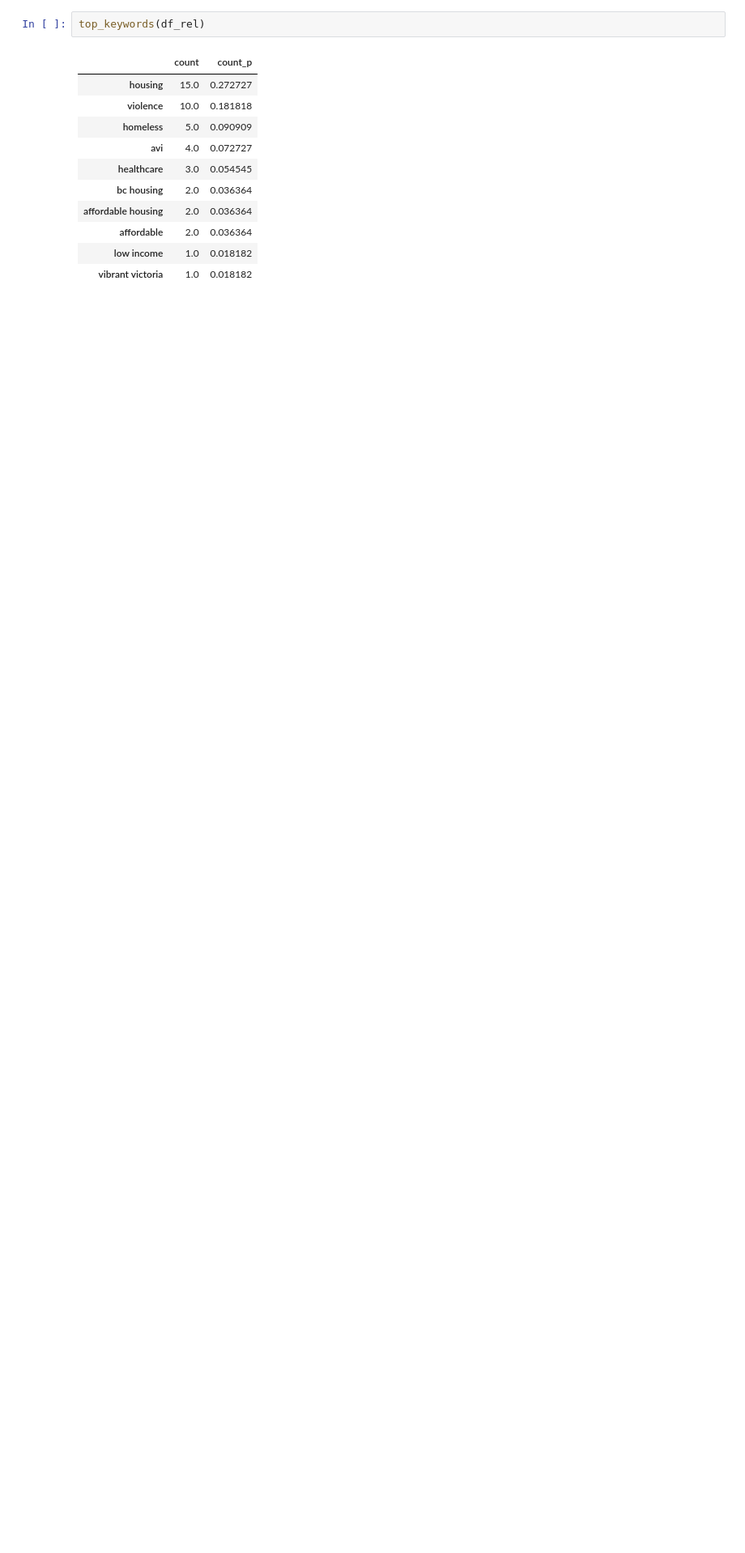
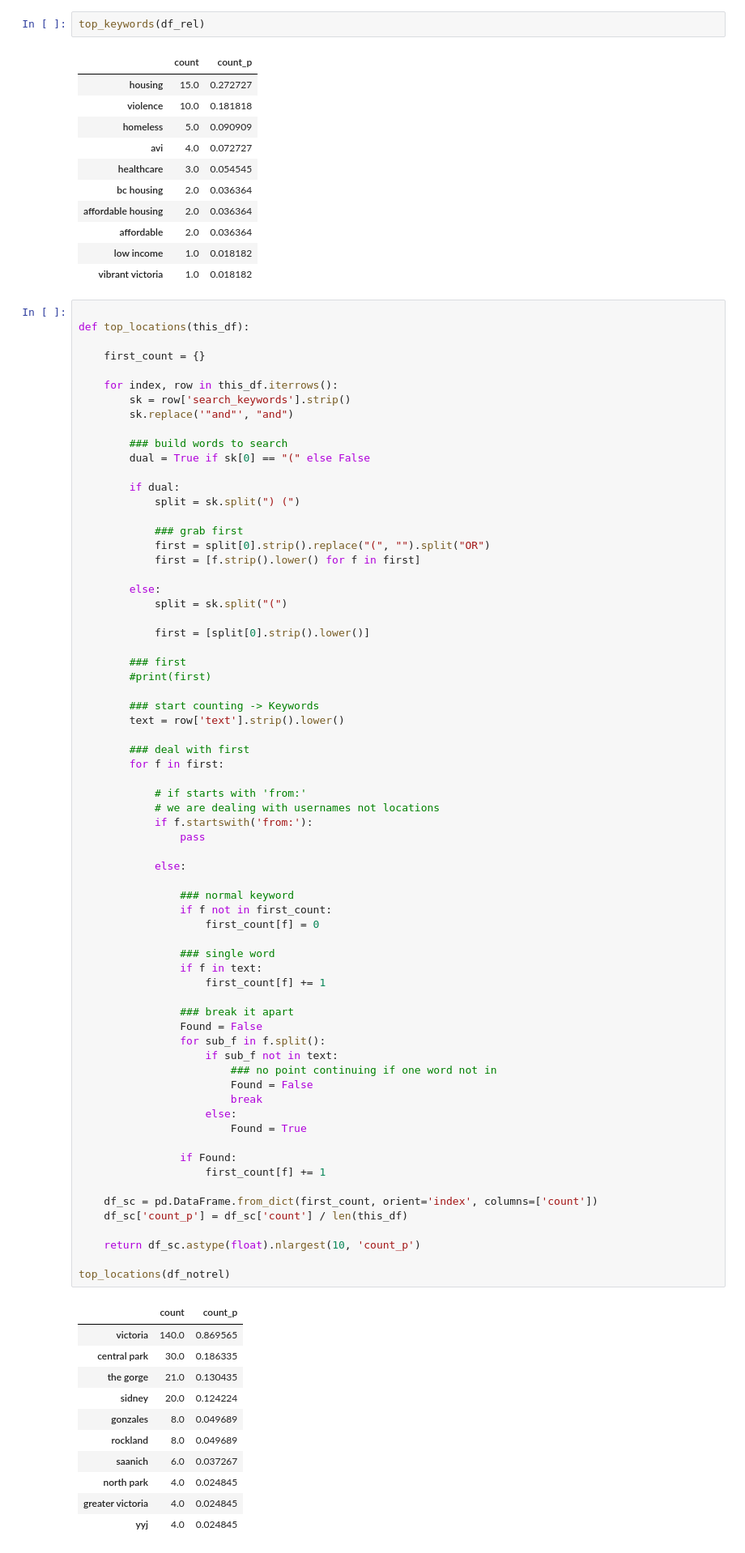
Before and after one commit to Statisticians-Without-Borders-GVCEH/SWB-GVCEH, a Jupyter notebook: scraper/verification round 1/analysis.ipynb, the cells around one changed output. Shown at 81% size. Cells and saved outputs as stored; diff of their text form; blank space fills up the shorter version.

```diff
--- a/scraper/verification round 1/analysis.ipynb
+++ b/scraper/verification round 1/analysis.ipynb
@@ -219,3 +181,83 @@ top_keywords(df_rel)
 | affordable | 2.0 | 0.036364 |
 | low income | 1.0 | 0.018182 |
 | vibrant victoria | 1.0 | 0.018182 |
+# %%
+
+def top_locations(this_df):
+
+    first_count = {}
+
+    for index, row in this_df.iterrows():
+        sk = row['search_keywords'].strip()
+        sk.replace('"and"', "and")
+
+        ### build words to search
+        dual = True if sk[0] == "(" else False
+
+        if dual:
+            split = sk.split(") (")
+
+            ### grab first
+            first = split[0].strip().replace("(", "").split("OR")
+            first = [f.strip().lower() for f in first]
+
+        else:
+            split = sk.split("(")
+
+            first = [split[0].strip().lower()]
+
+        ### first
+        #print(first)
+
+        ### start counting -> Keywords
+        text = row['text'].strip().lower()
+
+        ### deal with first
+        for f in first:
+
+            # if starts with 'from:'
+            # we are dealing with usernames not locations
+            if f.startswith('from:'):
+                pass
+
+            else:
+
+                ### normal keyword
+                if f not in first_count:
+                    first_count[f] = 0
+
+                ### single word
+                if f in text:
+                    first_count[f] += 1
+
+                ### break it apart
+                Found = False
+                for sub_f in f.split():
+                    if sub_f not in text:
+                        ### no point continuing if one word not in
+                        Found = False
+                        break
+                    else:
+                        Found = True
+
+                if Found:
+                    first_count[f] += 1
+
+    df_sc = pd.DataFrame.from_dict(first_count, orient='index', columns=['count'])
+    df_sc['count_p'] = df_sc['count'] / len(this_df)
+
+    return df_sc.astype(float).nlargest(10, 'count_p')
+
+top_locations(df_notrel)
+# %% [output]
+|  | count | count_p |
+| victoria | 140.0 | 0.869565 |
+| central park | 30.0 | 0.186335 |
+| the gorge | 21.0 | 0.130435 |
+| sidney | 20.0 | 0.124224 |
+| gonzales | 8.0 | 0.049689 |
+| rockland | 8.0 | 0.049689 |
+| saanich | 6.0 | 0.037267 |
+| north park | 4.0 | 0.024845 |
+| greater victoria | 4.0 | 0.024845 |
+| yyj | 4.0 | 0.024845 |
```
Also changed, not shown: parts of 5 cells of this notebook.
